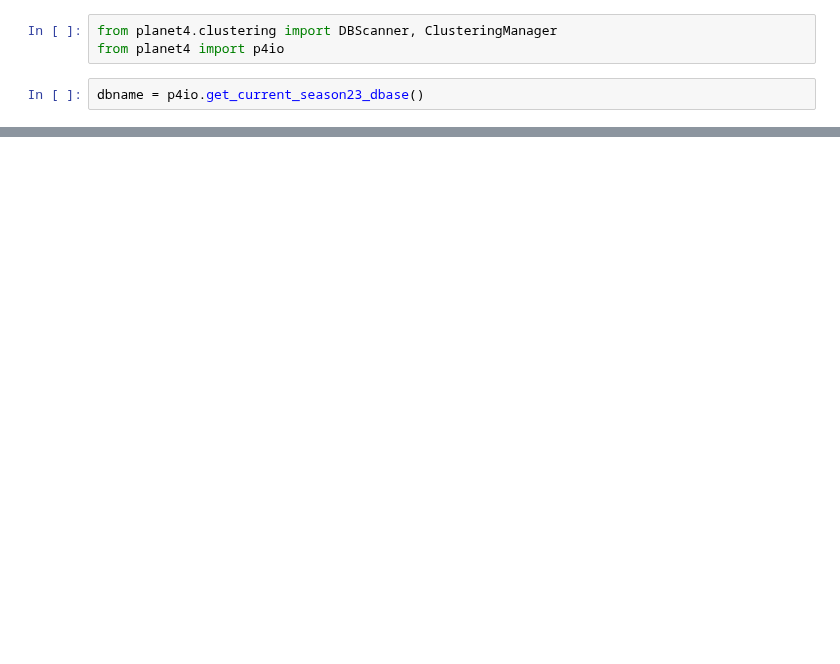
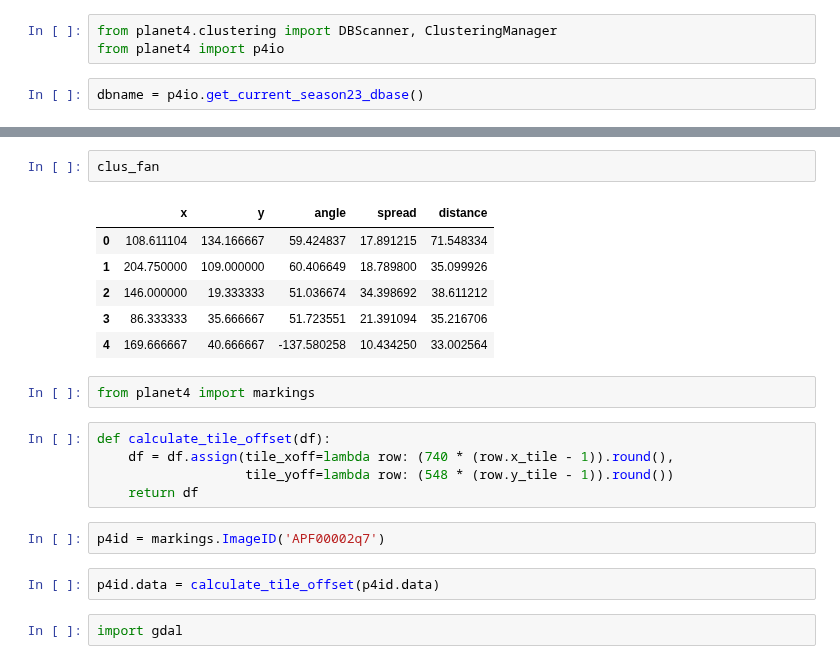
Before and after one commit to michaelaye/planet4, a Jupyter notebook: notebooks/2015-08-09 ClusteringManager.ipynb, the cells around one changed output, grey strips where cells are left out. Saved outputs shown, nothing was run; the diff lists cells and outputs as text; blank space fills up the shorter version.

```diff
--- a/notebooks/2015-08-09 ClusteringManager.ipynb
+++ b/notebooks/2015-08-09 ClusteringManager.ipynb
@@ -29,0 +100,22 @@ cm.confusion_data
+# %%
+clus_fan
+# %% [output]
+|  | x | y | angle | spread | distance |
+| 0 | 108.611104 | 134.166667 | 59.424837 | 17.891215 | 71.548334 |
+| 1 | 204.750000 | 109.000000 | 60.406649 | 18.789800 | 35.099926 |
+| 2 | 146.000000 | 19.333333 | 51.036674 | 34.398692 | 38.611212 |
+| 3 | 86.333333 | 35.666667 | 51.723551 | 21.391094 | 35.216706 |
+| 4 | 169.666667 | 40.666667 | -137.580258 | 10.434250 | 33.002564 |
+# %%
+from planet4 import markings
+# %%
+def calculate_tile_offset(df):
+    df = df.assign(tile_xoff=lambda row: (740 * (row.x_tile - 1)).round(),
+                   tile_yoff=lambda row: (548 * (row.y_tile - 1)).round())
+    return df
+# %%
+p4id = markings.ImageID('APF00002q7')
+# %%
+p4id.data = calculate_tile_offset(p4id.data)
+# %%
+import gdal
```
Also changed, not shown: parts of 45 cells of this notebook, 2 other files.
